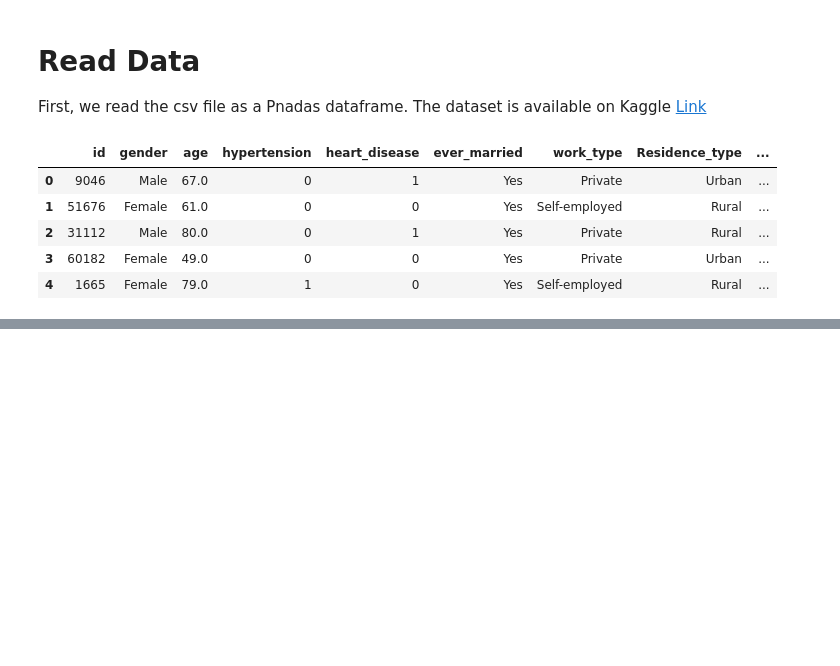
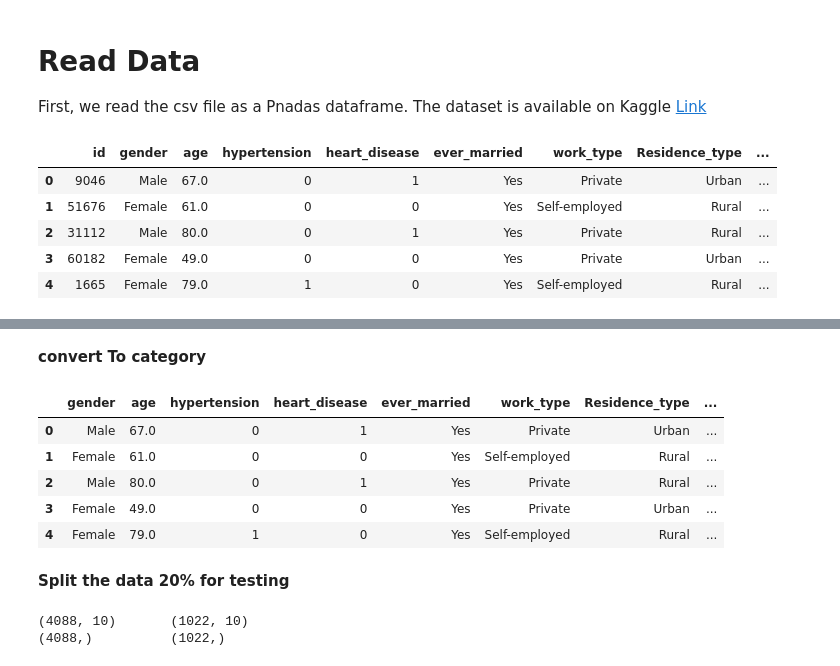
Before and after one commit to basmaashouur/CS582-ML-Stroke-Prediction, a Jupyter notebook: stroke_prediction.ipynb, the cells around one changed output, grey strips where cells are left out. Drawn from its saved outputs; the diff is of its cells as text; code cells hidden in the pictures; blank space fills up the shorter version.

```diff
--- a/stroke_prediction.ipynb
+++ b/stroke_prediction.ipynb
@@ -17,0 +38,29 @@ import matplotlib.pyplot as plt
+# %% [markdown]
+**convert To category**
+# %%
+cat_cols = ['gender', 'hypertension', 'heart_disease', 'ever_married', 'work_type', 'Residence_type', 'smoking_status', 'stroke']
+num_cols = ['age', 'avg_glucose_level', 'bmi']
+
+data[cat_cols] = data[cat_cols].astype('category')
+data.head()
+# %% [output]
+|  | gender | age | hypertension | heart_disease | ever_married | work_type | Residence_type | ... |
+| 0 | Male | 67.0 | 0 | 1 | Yes | Private | Urban | ... |
+| 1 | Female | 61.0 | 0 | 0 | Yes | Self-employed | Rural | ... |
+| 2 | Male | 80.0 | 0 | 1 | Yes | Private | Rural | ... |
+| 3 | Female | 49.0 | 0 | 0 | Yes | Private | Urban | ... |
+| 4 | Female | 79.0 | 1 | 0 | Yes | Self-employed | Rural | ... |
+# %% [markdown]
+**Split the data 20% for testing**
+# %%
+from sklearn.model_selection import train_test_split
+
+y = data.pop('stroke')
+X = data
+
+X_train, X_test, y_train, y_test = train_test_split(X, y, test_size=0.2, random_state=0)
+print(X_train.shape, '\t', X_test.shape)
+print(y_train.shape, '\t', y_test.shape)
+# %% [output]
+(4088, 10)       (1022, 10)
+(4088,)          (1022,)
```
Also changed, not shown: parts of 5 cells of this notebook.
